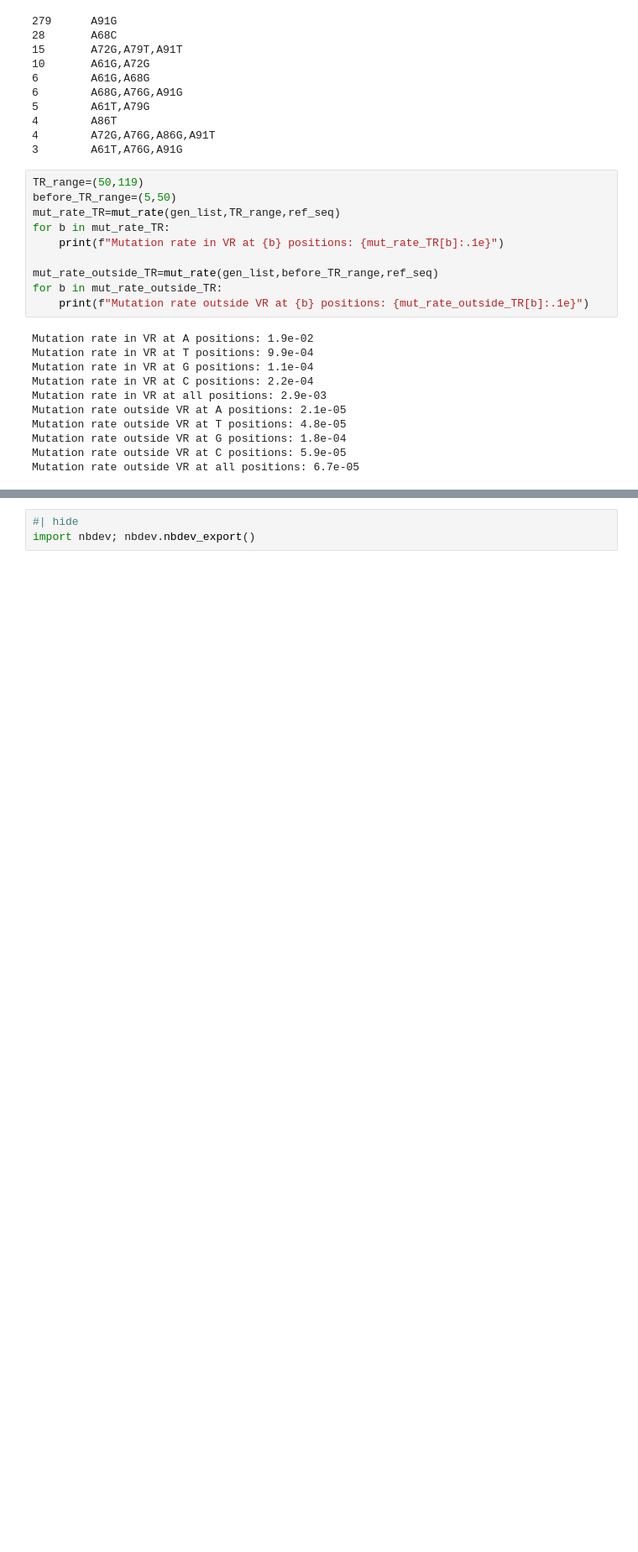
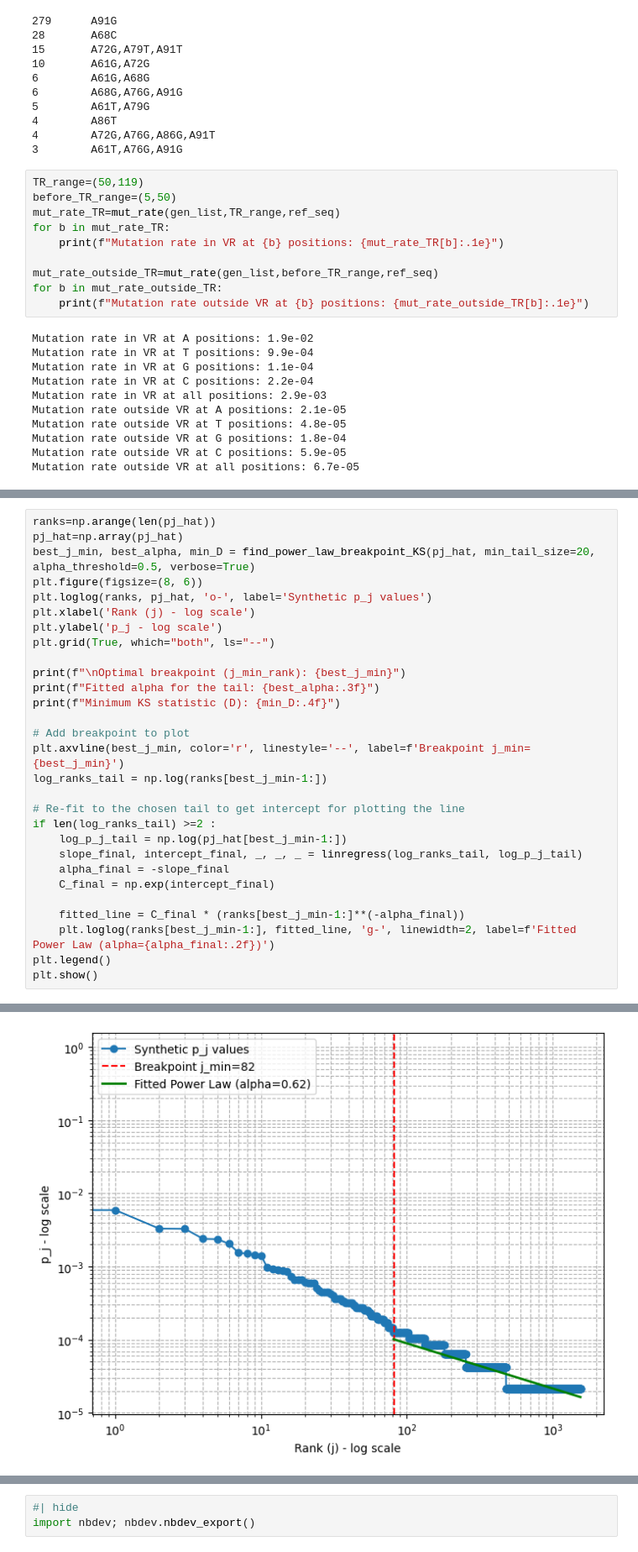
Before and after one commit to dbikard/dgrec, a Jupyter notebook: nbs/API/03_analysis.ipynb, the cells around one changed output, grey strips where cells are left out. Shown at 84% size. Saved outputs shown, nothing was run; the diff lists cells and outputs as text; blank space fills up the shorter version.

Commit message:
library size estimation

```diff
--- a/nbs/API/03_analysis.ipynb
+++ b/nbs/API/03_analysis.ipynb
@@ -84,0 +260,30 @@ Mutation rate outside VR at all positions: 6.7e-05
+# %%
+ranks=np.arange(len(pj_hat))
+pj_hat=np.array(pj_hat)
+best_j_min, best_alpha, min_D = find_power_law_breakpoint_KS(pj_hat, min_tail_size=20, alpha_threshold=0.5, verbose=True)
+plt.figure(figsize=(8, 6))
+plt.loglog(ranks, pj_hat, 'o-', label='Synthetic p_j values')
+plt.xlabel('Rank (j) - log scale')
+plt.ylabel('p_j - log scale')
+plt.grid(True, which="both", ls="--")
+
+print(f"\nOptimal breakpoint (j_min_rank): {best_j_min}")
+print(f"Fitted alpha for the tail: {best_alpha:.3f}")
+print(f"Minimum KS statistic (D): {min_D:.4f}")
+
+# Add breakpoint to plot
+plt.axvline(best_j_min, color='r', linestyle='--', label=f'Breakpoint j_min={best_j_min}')
+log_ranks_tail = np.log(ranks[best_j_min-1:])
+
+# Re-fit to the chosen tail to get intercept for plotting the line
+if len(log_ranks_tail) >=2 :
+    log_p_j_tail = np.log(pj_hat[best_j_min-1:])
+    slope_final, intercept_final, _, _, _ = linregress(log_ranks_tail, log_p_j_tail)
+    alpha_final = -slope_final
+    C_final = np.exp(intercept_final)
+
+    fitted_line = C_final * (ranks[best_j_min-1:]**(-alpha_final))
+    plt.loglog(ranks[best_j_min-1:], fitted_line, 'g-', linewidth=2, label=f'Fitted Power Law (alpha={alpha_final:.2f})')
+plt.legend()
+plt.show()
+# %% [output]
@@ -84,0 +307 @@ Mutation rate outside VR at all positions: 6.7e-05
+[figure, added]
```
Also changed, not shown: parts of 11 cells of this notebook, 6 other files.
